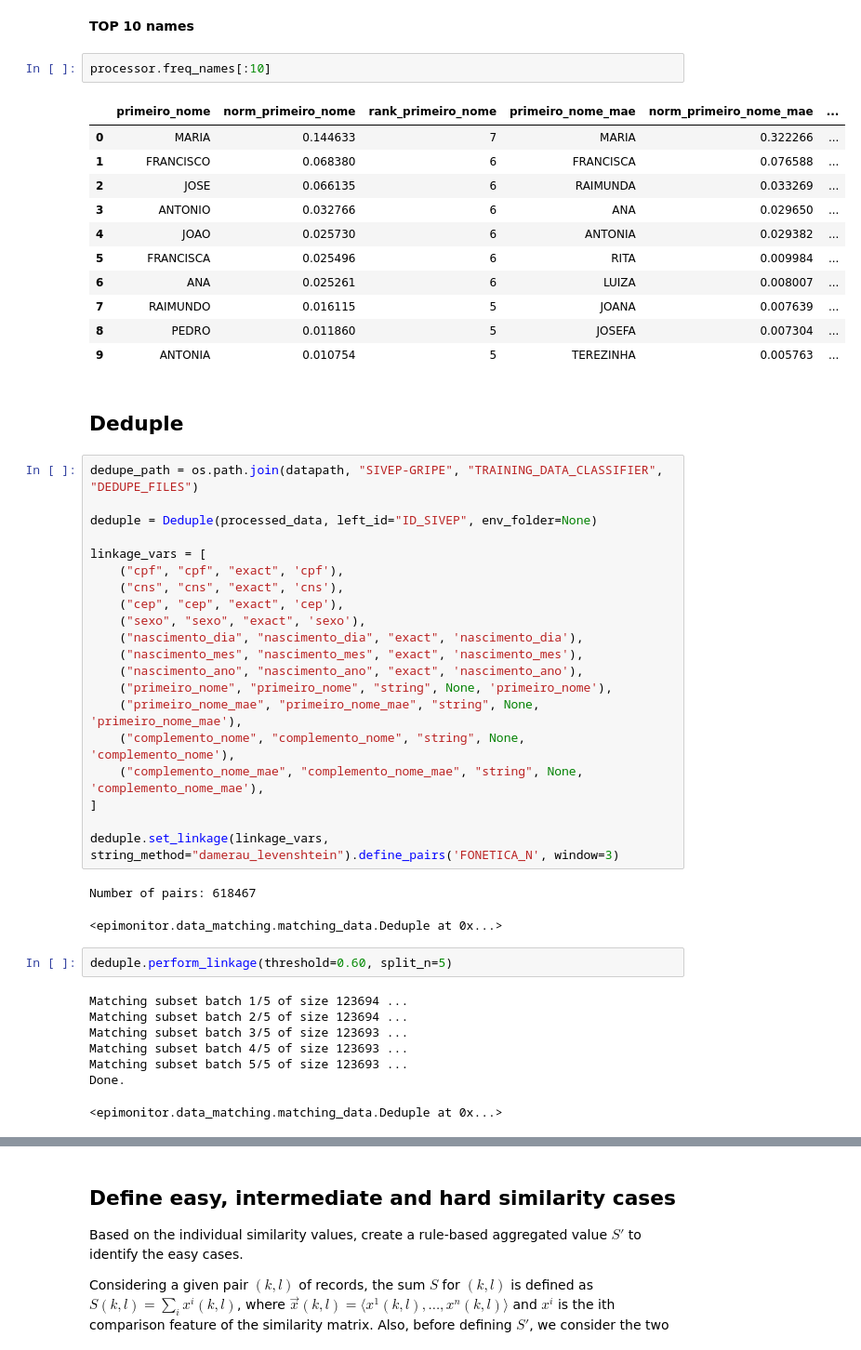
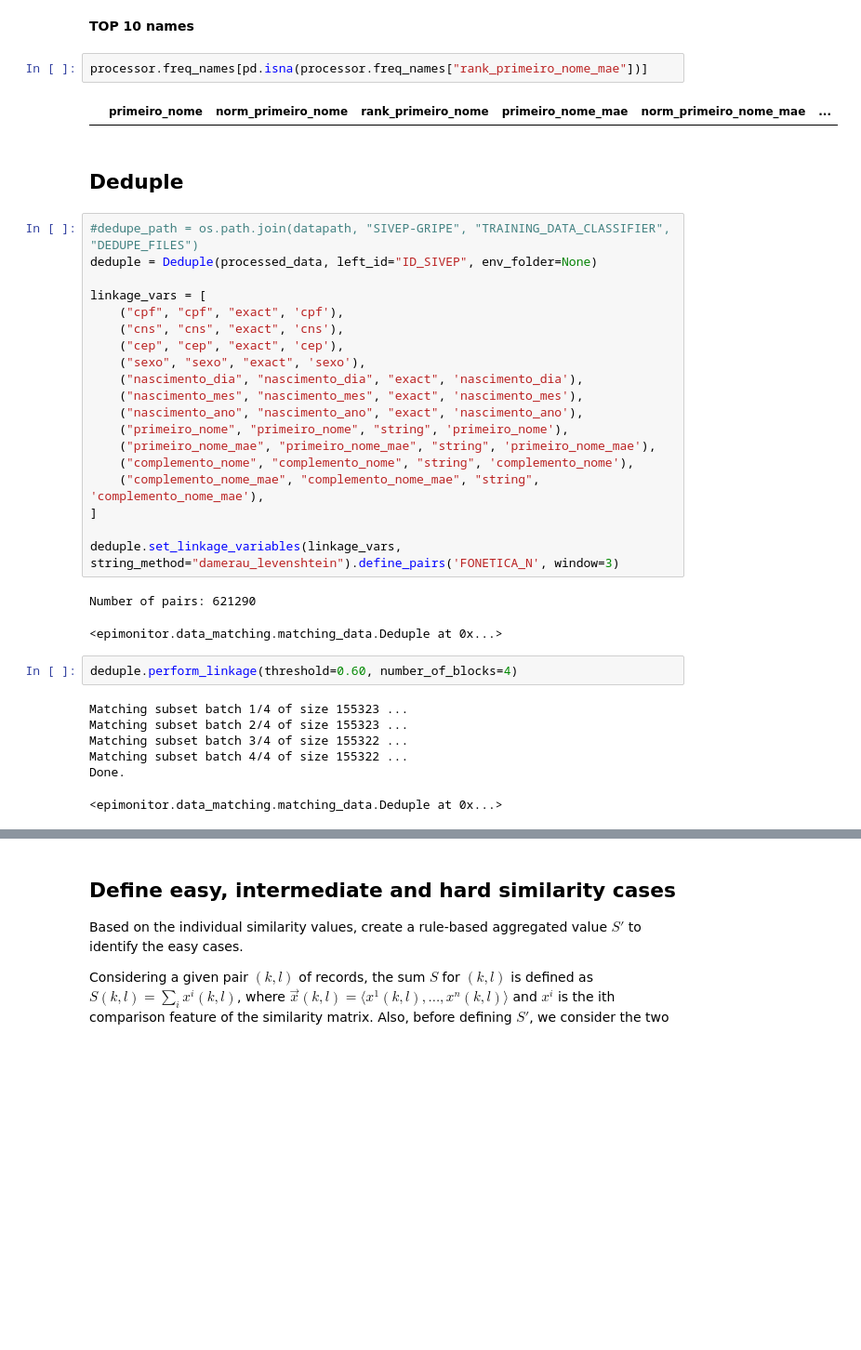
Before and after one commit to higorsmonteiro/epimonitor-sari, a Jupyter notebook: notebooks/deduple_sivep.ipynb, the cells around one changed output, grey strips where cells are left out. Shown at 93% size. Drawn from its saved outputs; the diff is of its cells as text; blank space fills up the shorter version.

Commit message:
improve matching

```diff
--- a/notebooks/deduple_sivep.ipynb
+++ b/notebooks/deduple_sivep.ipynb
@@ -99,24 +99,13 @@ processed_data.sample(n=4)
 # %% [markdown]
 **TOP 10 names**
 # %%
-processor.freq_names[:10]
+processor.freq_names[pd.isna(processor.freq_names["rank_primeiro_nome_mae"])]
 # %% [output]
 |  | primeiro_nome | norm_primeiro_nome | rank_primeiro_nome | primeiro_nome_mae | norm_primeiro_nome_mae | ... |
-| 0 | MARIA | 0.144633 | 7 | MARIA | 0.322266 | ... |
-| 1 | FRANCISCO | 0.068380 | 6 | FRANCISCA | 0.076588 | ... |
-| 2 | JOSE | 0.066135 | 6 | RAIMUNDA | 0.033269 | ... |
-| 3 | ANTONIO | 0.032766 | 6 | ANA | 0.029650 | ... |
-| 4 | JOAO | 0.025730 | 6 | ANTONIA | 0.029382 | ... |
-| 5 | FRANCISCA | 0.025496 | 6 | RITA | 0.009984 | ... |
-| 6 | ANA | 0.025261 | 6 | LUIZA | 0.008007 | ... |
-| 7 | RAIMUNDO | 0.016115 | 5 | JOANA | 0.007639 | ... |
-| 8 | PEDRO | 0.011860 | 5 | JOSEFA | 0.007304 | ... |
-| 9 | ANTONIA | 0.010754 | 5 | TEREZINHA | 0.005763 | ... |
 # %% [markdown]
 ## **Deduple**
 # %%
-dedupe_path = os.path.join(datapath, "SIVEP-GRIPE", "TRAINING_DATA_CLASSIFIER", "DEDUPE_FILES")
-
+#dedupe_path = os.path.join(datapath, "SIVEP-GRIPE", "TRAINING_DATA_CLASSIFIER", "DEDUPE_FILES")
 deduple = Deduple(processed_data, left_id="ID_SIVEP", env_folder=None)
 
 linkage_vars = [
@@ -127,23 +116,22 @@ linkage_vars = [
     ("nascimento_dia", "nascimento_dia", "exact", 'nascimento_dia'),
     ("nascimento_mes", "nascimento_mes", "exact", 'nascimento_mes'),
     ("nascimento_ano", "nascimento_ano", "exact", 'nascimento_ano'),
-    ("primeiro_nome", "primeiro_nome", "string", None, 'primeiro_nome'),
-    ("primeiro_nome_mae", "primeiro_nome_mae", "string", None, 'primeiro_nome_mae'),
-    ("complemento_nome", "complemento_nome", "string", None, 'complemento_nome'),
-    ("complemento_nome_mae", "complemento_nome_mae", "string", None, 'complemento_nome_mae'),
+    ("primeiro_nome", "primeiro_nome", "string", 'primeiro_nome'),
+    ("primeiro_nome_mae", "primeiro_nome_mae", "string", 'primeiro_nome_mae'),
+    ("complemento_nome", "complemento_nome", "string", 'complemento_nome'),
+    ("complemento_nome_mae", "complemento_nome_mae", "string", 'complemento_nome_mae'),
 ]
 
-deduple.set_linkage(linkage_vars, string_method="damerau_levenshtein").define_pairs('FONETICA_N', window=3)
+deduple.set_linkage_variables(linkage_vars, string_method="damerau_levenshtein").define_pairs('FONETICA_N', window=3)
 # %% [output]
-Number of pairs: 618467
+Number of pairs: 621290
 <epimonitor.data_matching.matching_data.Deduple at 0x...>
 # %%
-deduple.perform_linkage(threshold=0.60, split_n=5)
+deduple.perform_linkage(threshold=0.60, number_of_blocks=4)
 # %% [output]
-Matching subset batch 1/5 of size 123694 ...
-Matching subset batch 2/5 of size 123694 ...
-Matching subset batch 3/5 of size 123693 ...
-Matching subset batch 4/5 of size 123693 ...
-Matching subset batch 5/5 of size 123693 ...
+Matching subset batch 1/4 of size 155323 ...
+Matching subset batch 2/4 of size 155323 ...
+Matching subset batch 3/4 of size 155322 ...
+Matching subset batch 4/4 of size 155322 ...
 Done.
 <epimonitor.data_matching.matching_data.Deduple at 0x...>
```
Also changed, not shown: parts of 5 cells of this notebook, 2 other files.
